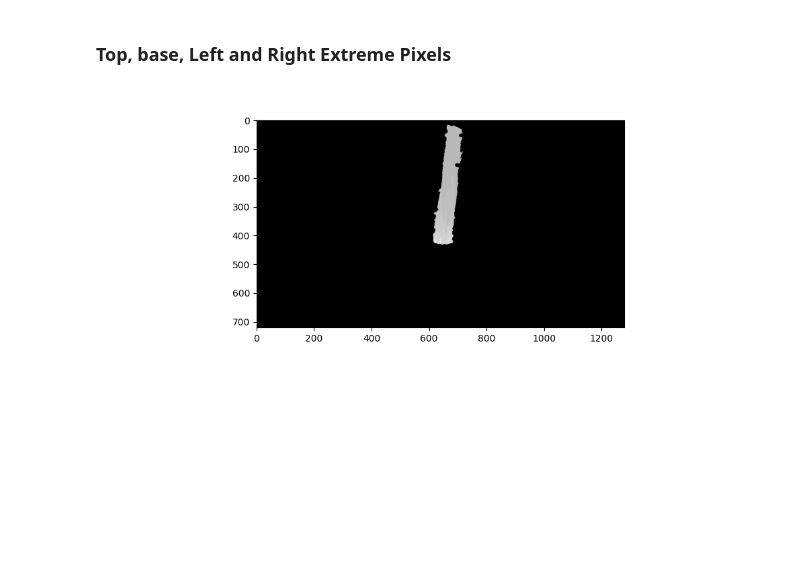
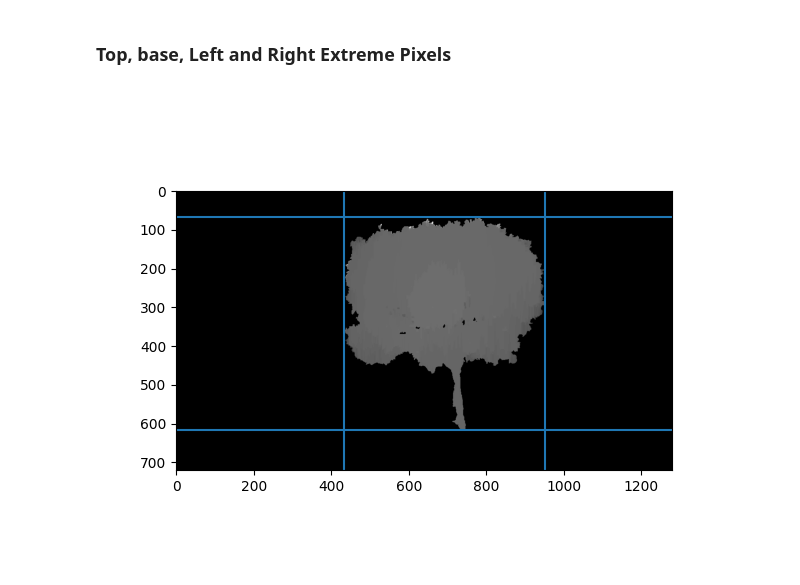
Before and after one commit to kiplimock/image-processing, a Jupyter notebook: disparity.ipynb, the cells around one changed output. Saved outputs shown, nothing was run; the diff lists cells and outputs as text; code cells hidden in the pictures; blank space fills up the shorter version.

```diff
--- a/disparity.ipynb
+++ b/disparity.ipynb
@@ -157,6 +157,15 @@ def convex_hull(img):
     return base, top, left, right
 
 [base, top, left, right] = convex_hull(img)
+# %%
+plt.close()
+plt.figure()
+plt.imshow(img, 'gray')
+plt.hlines([base[0], top[0]], 0, 1279)
+plt.vlines([left[1], right[1]], 0, 719)
+plt.show()
+# %% [output]
+[figure, added]
 # %%
 def compute_bh(img, zc, baseline=0.129, f=1438):
     '''
@@ -390,9 +403,9 @@ def computeDepthMap(imgL, imgR, mask):
 # ------------------------------------- #
 # LOAD IMAGES
 # ------------------------------------- #
-imgL = cv2.imread('trees2/images/left_25.png', 0)
-imgR = cv2.imread('trees2/images/right_25.png', 0)
-mask = cv2.imread('trees2/mask_25.png', 0)
+imgL = cv2.imread('area/left_9.png', 0)
+imgR = cv2.imread('area/right_9.png', 0)
+mask = cv2.imread('trees2/mask_3.png', 0)
 
 # imgL = cv2.imread('trees/left_5.png', 0)
 # imgR = cv2.imread('trees/right_5.png', 0)
@@ -404,5 +417,3 @@ plt.close()
 plt.figure(figsize=(10,4))
 plt.imshow(depth, 'gray')
 plt.show()
-# %% [output]
-[figure, removed]
```
Also changed, not shown: parts of 10 cells of this notebook.
